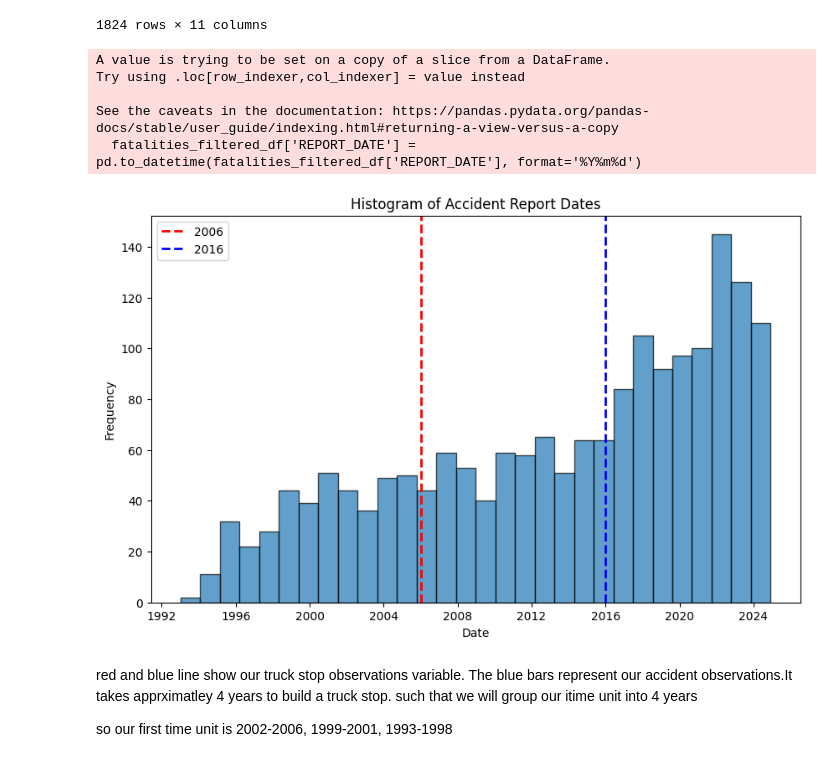
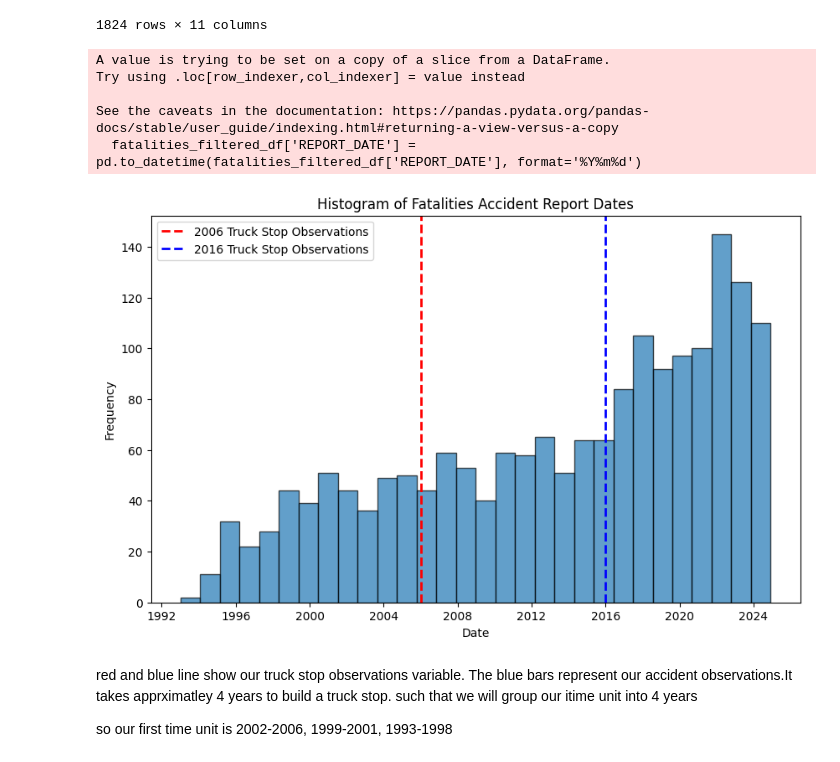
Before and after one commit to WilliamClintC/Research-Proposal-Trucks, a Jupyter notebook: Exploration/1.ipynb, the cells around one changed output. Saved outputs shown, nothing was run; the diff lists cells and outputs as text; code cells hidden in the pictures.

```diff
--- a/Exploration/1.ipynb
+++ b/Exploration/1.ipynb
@@ -210,24 +211,24 @@ See the caveats in the documentation: https://pandas.pydata.org/pandas-docs/stab
 # %%
 # Convert REPORT_DATE to datetime format
 fatalities_filtered_df['REPORT_DATE'] = pd.to_datetime(fatalities_filtered_df['REPORT_DATE'], format='%Y%m%d')
 
 # Plot histogram of REPORT_DATE
 plt.figure(figsize=(10, 6))
 plt.hist(fatalities_filtered_df['REPORT_DATE'].dropna(), bins=30, edgecolor='k', alpha=0.7)
-plt.axvline(pd.to_datetime('2006-01-01'), color='r', linestyle='--', linewidth=2, label='2006')
-plt.axvline(pd.to_datetime('2016-01-01'), color='b', linestyle='--', linewidth=2, label='2016')
-plt.title('Histogram of Accident Report Dates')
+plt.axvline(pd.to_datetime('2006-01-01'), color='r', linestyle='--', linewidth=2, label='2006 Truck Stop Observations')
+plt.axvline(pd.to_datetime('2016-01-01'), color='b', linestyle='--', linewidth=2, label='2016 Truck Stop Observations')
+plt.title('Histogram of Fatalities Accident Report Dates')
 plt.xlabel('Date')
 plt.ylabel('Frequency')
 plt.legend()
 plt.show()
 # %% [output]
 A value is trying to be set on a copy of a slice from a DataFrame.
 Try using .loc[row_indexer,col_indexer] = value instead
 
 See the caveats in the documentation: https://pandas.pydata.org/pandas-docs/stable/user_guide/indexing.html#returning-a-view-versus-a-copy
   fatalities_filtered_df['REPORT_DATE'] = pd.to_datetime(fatalities_filtered_df['REPORT_DATE'], format='%Y%m%d')
-[figure, old version]
+[figure, new version]
 # %% [markdown]
 red and blue line show our truck stop observations variable. The blue bars represent our accident observations.It takes apprximatley 4 years to build a truck stop. such that we will group our itime unit into 4 years
 
```
Also changed, not shown: parts of 4 cells of this notebook.
